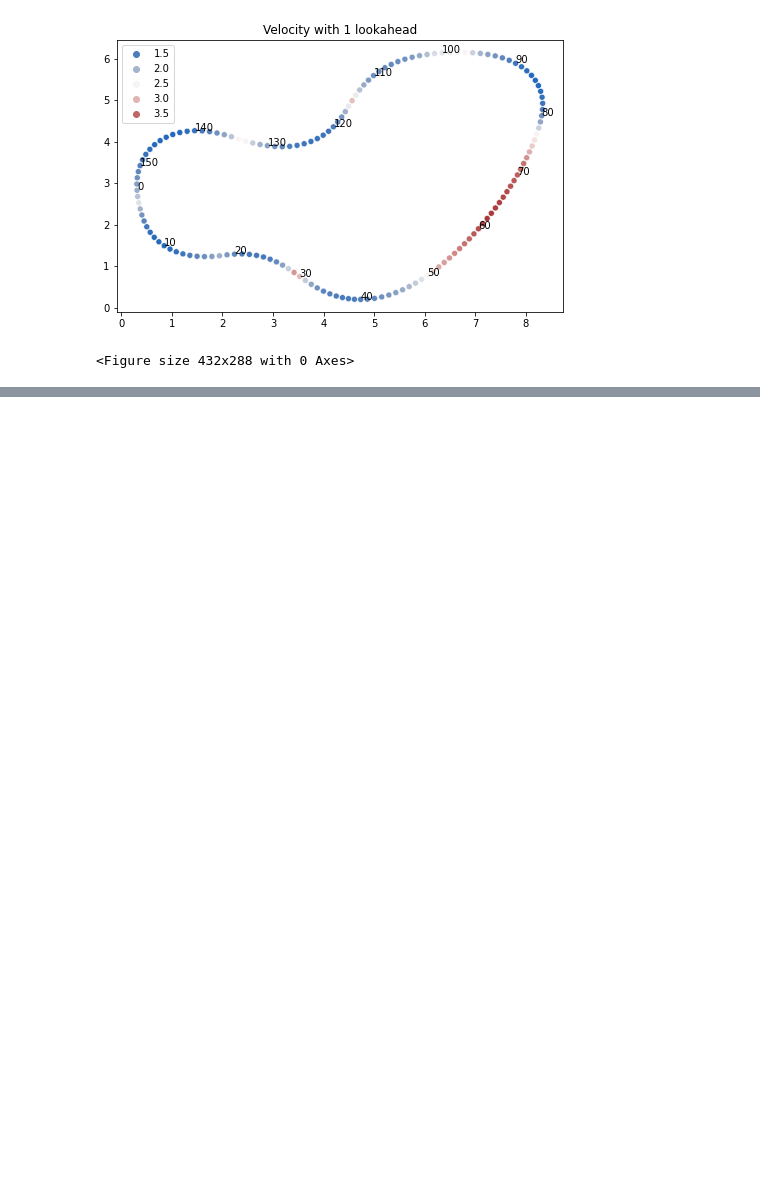
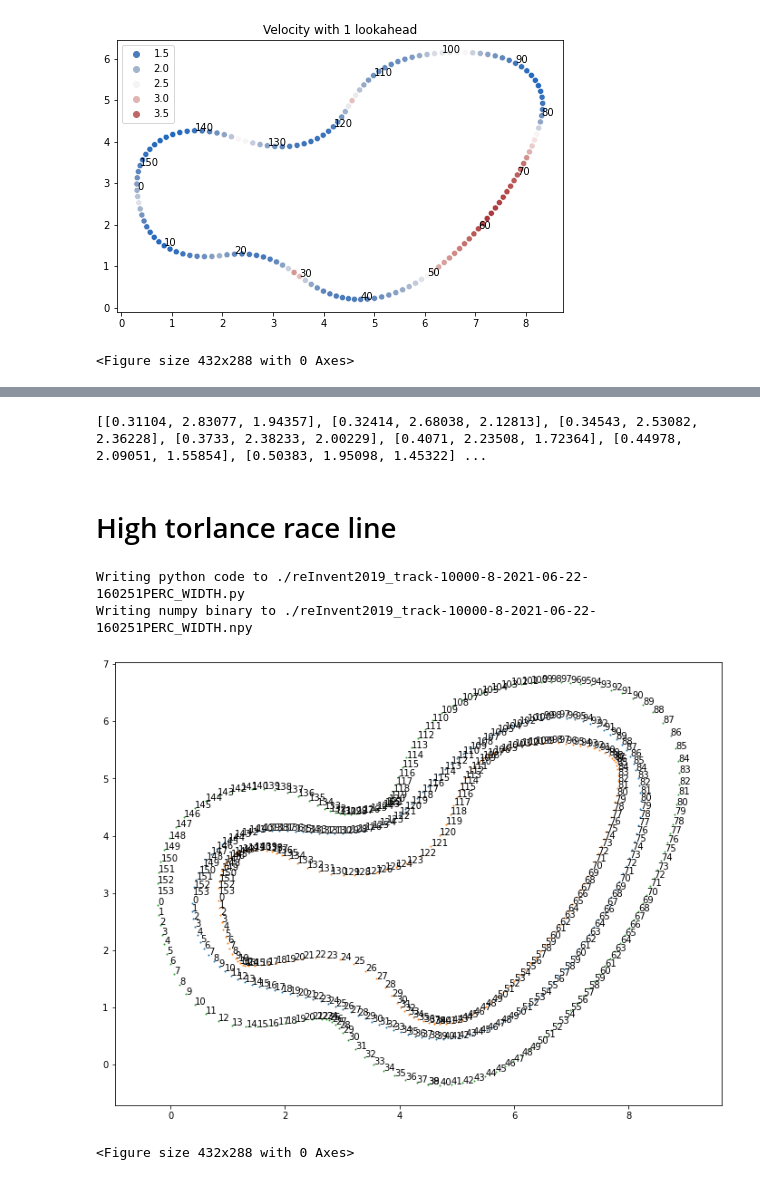
Before and after one commit to itemhsu/raceline, a Jupyter notebook: genRaceLine.ipynb, the cells around one changed output, grey strips where cells are left out. Cells and saved outputs as stored; diff of their text form; code cells hidden in the pictures; blank space fills up the shorter version.

Commit message:
high

```diff
--- a/genRaceLine.ipynb
+++ b/genRaceLine.ipynb
@@ -261,0 +267,12 @@ plt.savefig('%s-speedMap.png' %TRACK_NAME)
+# %%
+racing_track_everything = []
+for i in range(len(racing_track)):
+    racing_track_everything.append([racing_track[i][0],
+                                    racing_track[i][1],
+                                    velocity_no_lookahead[i]])
+# Round to 5 decimals
+racing_track_everything = np.around(racing_track_everything, 5).tolist()
+
+print(racing_track_everything)
+# %% [output]
+[[0.31104, 2.83077, 1.94357], [0.32414, 2.68038, 2.12813], [0.34543, 2.53082, 2.36228], [0.3733, 2.38233, 2.00229], [0.4071, 2.23508, 1.72364], [0.44978, 2.09051, 1.55854], [0.50383, 1.95098, 1.45322] ...
@@ -261,0 +288,67 @@ plt.savefig('%s-speedMap.png' %TRACK_NAME)
+# %% [markdown]
+# High torlance race line
+# %%
+
+def dist_2_points(x1, x2, y1, y2):
+        return abs(abs(x1-x2)**2 + abs(y1-y2)**2)**0.5
+
+def x_perc_width(waypoint, perc_width):
+
+    center_x, center_y, inner_x, inner_y, outer_x, outer_y = waypoint
+
+    width = dist_2_points(inner_x, outer_x, inner_y, outer_y)
+
+    delta_x = outer_x-inner_x
+    delta_y = outer_y-inner_y
+
+    inner_x_new = inner_x + delta_x/2 * (1-perc_width)
+    outer_x_new = outer_x - delta_x/2 * (1-perc_width)
+    inner_y_new = inner_y + delta_y/2 * (1-perc_width)
+    outer_y_new = outer_y - delta_y/2 * (1-perc_width)
+
+    return [center_x, center_y, inner_x_new, inner_y_new, outer_x_new, outer_y_new]
+# %%
+
+PERC_WIDTH = 0.5
+LINE_ITERATIONS = 10000
+
+
+os.system("wget 'https://github.com/aws-deepracer-community/deepracer-race-data/raw/main/raw_data/tracks/npy/%s.npy' -O %s.npy" % (TRACK_NAME ,TRACK_NAME))
+
+waypoints = np.load("%s.npy" % TRACK_NAME)
+waypoints_new = [x_perc_width(waypoint, perc_width=PERC_WIDTH) for waypoint in waypoints]
+waypoints_new = np.asarray(waypoints_new)
+
+center_line = waypoints[:,0:2]
+inner_border = waypoints_new[:,2:4]
+outer_border = waypoints_new[:,4:6]
+
+race_line = copy.deepcopy(center_line[:-1])
+for i in range(LINE_ITERATIONS):
+    race_line = improve_race_line(race_line, inner_border, outer_border)  # Remove "_new" for entire track width
+    if i % 20 == 0: print("Iteration %d" % i, end="\r")
+
+now = datetime.now()
+prefix = './%s-%d-%d-%s' % (TRACK_NAME, LINE_ITERATIONS, XI_ITERATIONS, now.strftime('%Y-%m-%d-%H%M%S'))
+py_fname = prefix + '_PERC_WIDTH.py'
+npy_fname = prefix + '_PERC_WIDTH.npy'
+with open(py_fname, "w+") as file:
+    print("Writing python code to %s" % py_fname)
+    file.write(np.array_repr(race_line))
+
+print("Writing numpy binary to %s" % npy_fname)
+np.save(npy_fname, race_line)
+
+# Plot
+fig, ax = plt.subplots(figsize=(12,9))
+plot_points(ax, race_line)
+plot_points(ax, waypoints[:-1,2:4])
+plot_points(ax, waypoints[:-1,4:6])
+ax.axis('equal')
+plt.show()
+plt.savefig('%s_PERC_WIDTH.png' %TRACK_NAME)
+# %% [output]
+Writing python code to ./reInvent2019_track-10000-8-2021-06-22-160251PERC_WIDTH.py
+Writing numpy binary to ./reInvent2019_track-10000-8-2021-06-22-160251PERC_WIDTH.npy
+[figure, added]
+<Figure size 432x288 with 0 Axes>
```
Also changed, not shown: parts of 4 cells of this notebook, 1 other file.
